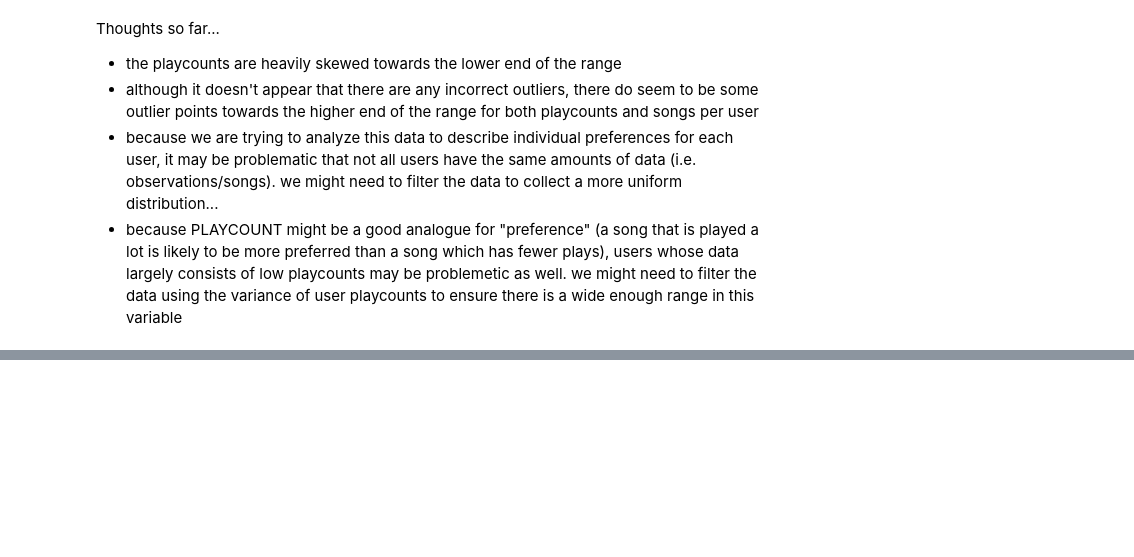
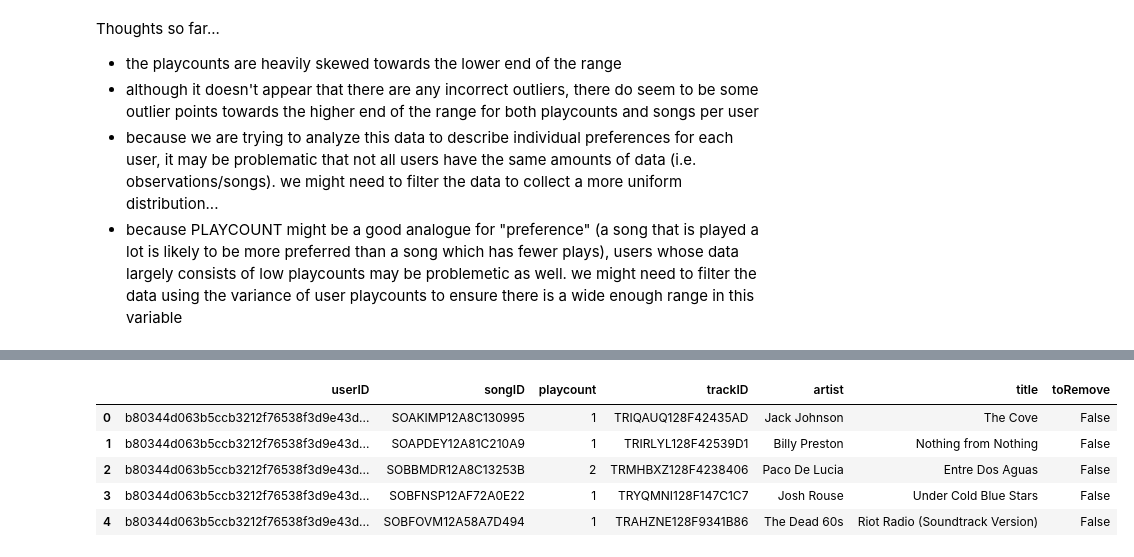
Before and after one commit to smehdizadeh/CSCI5622_Machine-Learning, a Jupyter notebook: dataset-creation.ipynb, the cells around one changed output, grey strips where cells are left out. Saved outputs shown, nothing was run; the diff lists cells and outputs as text; code cells hidden in the pictures; blank space fills up the shorter version.

```diff
--- a/dataset-creation.ipynb
+++ b/dataset-creation.ipynb
@@ -363,0 +395,4 @@ Thoughts so far...
+# %%
+#calculate zscores
+users.loc[:,'playcount-z'] = (users['playcount-var'].values-users['playcount-var'].mean())/users['playcount-var'].std()
+users.head()
@@ -363,0 +448,10 @@ Thoughts so far...
+# %%
+taste_df_dropped = taste_df_cleaned.merge(users, how='left', on='userID')
+taste_df_dropped.head()
+# %% [output]
+|  | userID | songID | playcount | trackID | artist | title | toRemove |
+| 0 | b80344d063b5ccb3212f76538f3d9e43d... | SOAKIMP12A8C130995 | 1 | TRIQAUQ128F42435AD | Jack Johnson | The Cove | False |
+| 1 | b80344d063b5ccb3212f76538f3d9e43d... | SOAPDEY12A81C210A9 | 1 | TRIRLYL128F42539D1 | Billy Preston | Nothing from Nothing | False |
+| 2 | b80344d063b5ccb3212f76538f3d9e43d... | SOBBMDR12A8C13253B | 2 | TRMHBXZ128F4238406 | Paco De Lucia | Entre Dos Aguas | False |
+| 3 | b80344d063b5ccb3212f76538f3d9e43d... | SOBFNSP12AF72A0E22 | 1 | TRYQMNI128F147C1C7 | Josh Rouse | Under Cold Blue Stars | False |
+| 4 | b80344d063b5ccb3212f76538f3d9e43d... | SOBFOVM12A58A7D494 | 1 | TRAHZNE128F9341B86 | The Dead 60s | Riot Radio (Soundtrack Version) | False |
```
Also changed, not shown: parts of 26 cells of this notebook.
